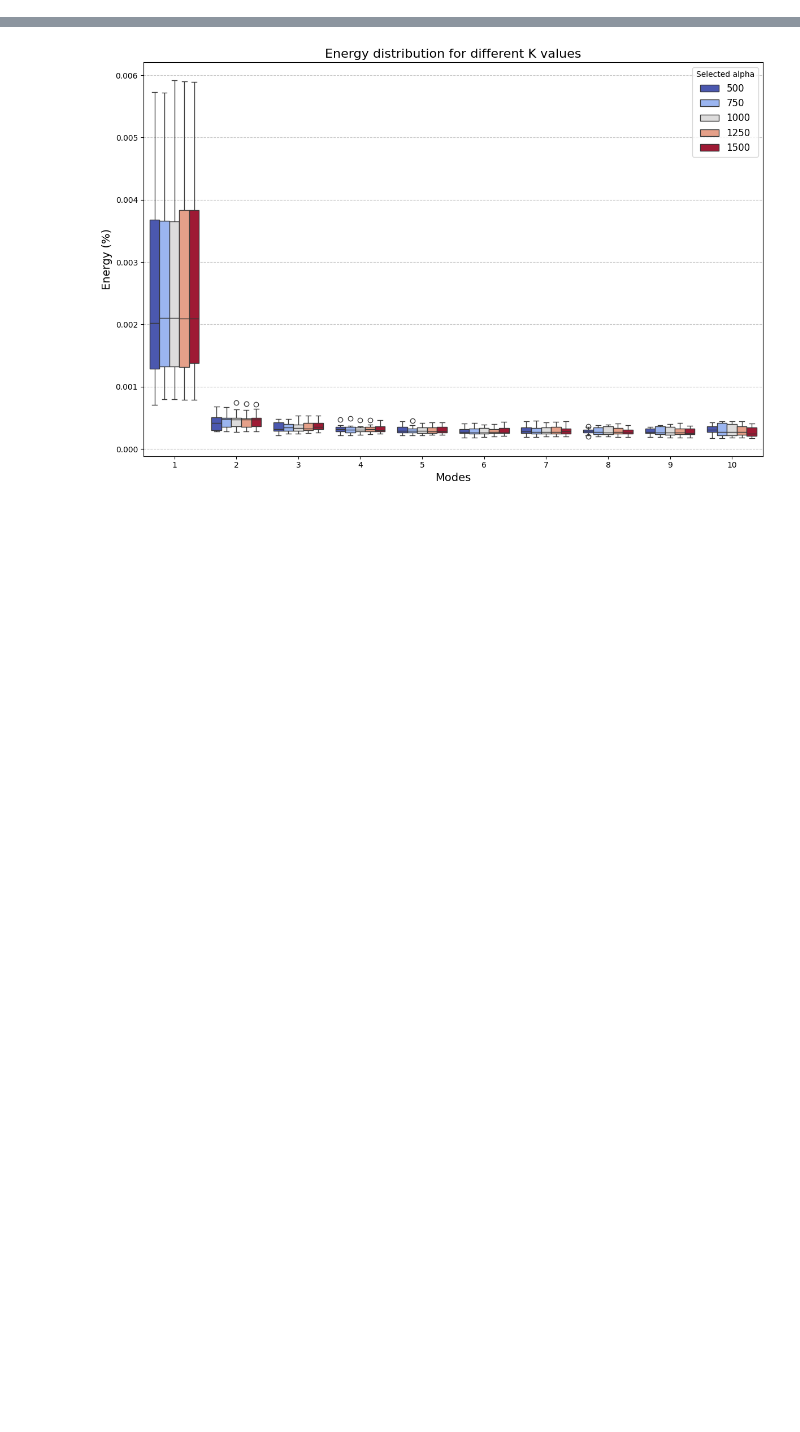
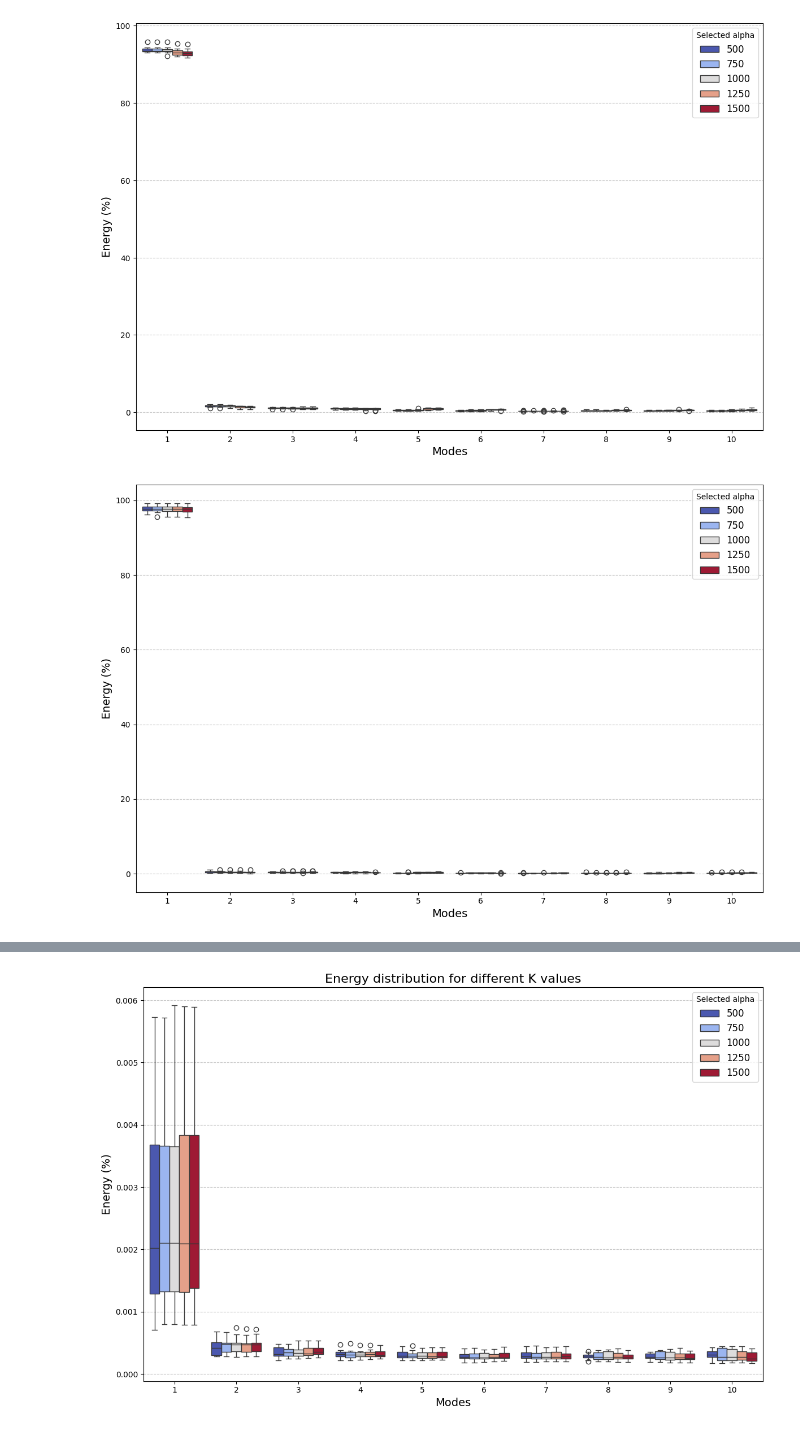
Before and after one commit to kostasvos37/PREP2025, a Jupyter notebook: data_presentation.ipynb, the cells around one changed output, grey strips where cells are left out. Drawn from its saved outputs; the diff is of its cells as text; code cells hidden in the pictures; blank space fills up the shorter version.

```diff
--- a/data_presentation.ipynb
+++ b/data_presentation.ipynb
@@ -139,0 +164,12 @@ data_df
+# %%
+display_energy(('alpha', alphas), 'Run1403/Results_org/Results_run-0_800ms_', output_file = f'Figures/energy_alpha_{0}_{800}_org.png', title_ = None, disp = None)
+display_energy(('alpha', alphas), 'Run1403/Results_org/Results_run-0_2000ms_', output_file = f'Figures/energy_alpha_{0}_{2000}_org.png', title_ = None, disp = None)
+
+display_energy(('alpha', alphas), 'Run1403/Results_0mean/Results_run-0_800ms_', output_file = f'Figures/energy_alpha_{0}_{800}_0mean.png', title_ = None, disp = None)
+display_energy(('alpha', alphas), 'Run1403/Results_0mean/Results_run-0_2000ms_', output_file = f'Figures/energy_alpha_{0}_{2000}_0mean.png', title_ = None, disp = None)
+
+display_energy(('alpha', alphas), 'Run1403/Results_0meanTotal/Results_run-0_800ms_', output_file = f'Figures/energy_alpha_{0}_{800}_0meanTotal.png', title_ = None, disp = None)
+display_energy(('alpha', alphas), 'Run1403/Results_0meanTotal/Results_run-0_2000ms_', output_file = f'Figures/energy_alpha_{0}_{2000}_0meanTotal.png', title_ = None, disp = None)
+# %% [output]
+[figure, added]
+[figure, added]
```
Also changed, not shown: parts of 13 cells of this notebook.
